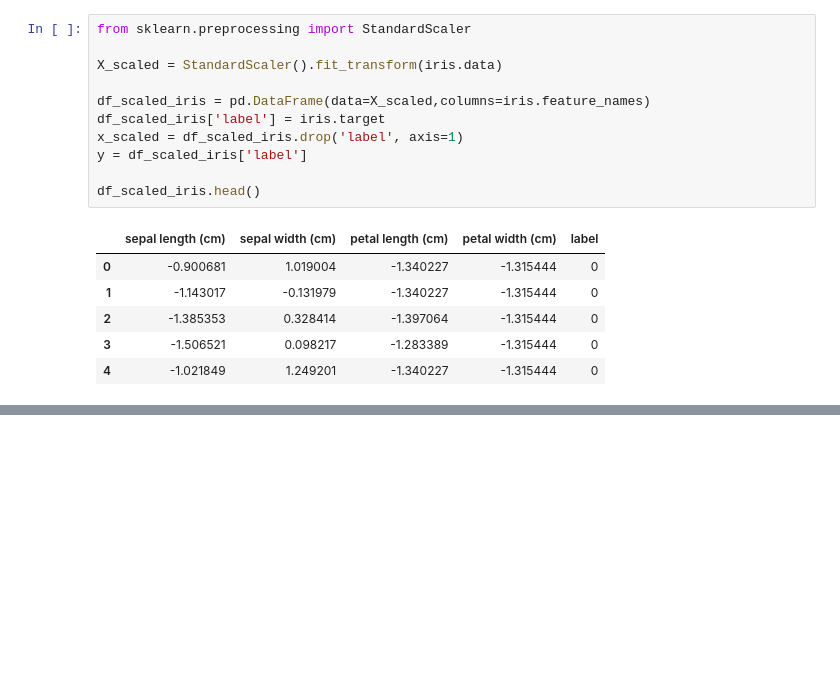
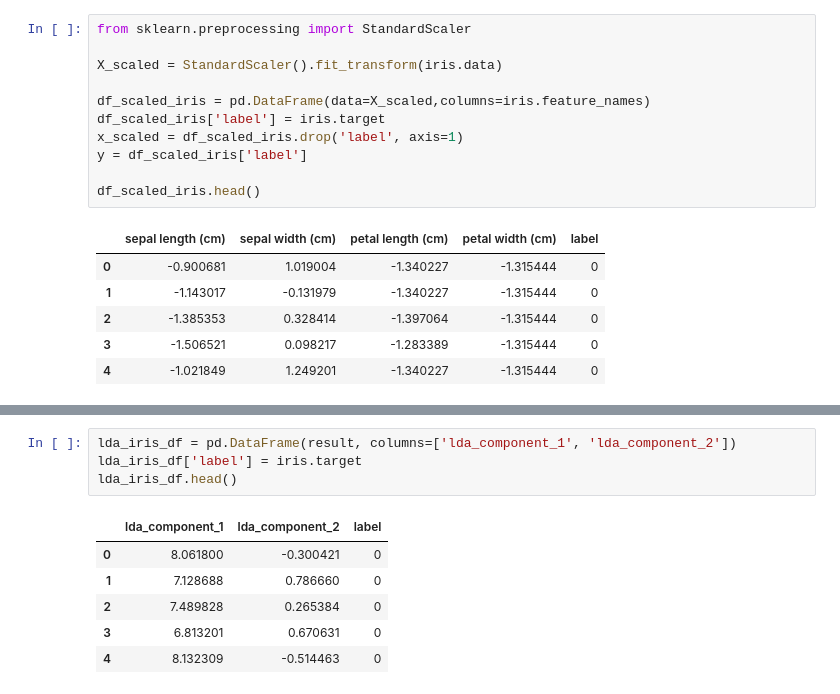
Before and after one commit to maaanzi/ubion, a Jupyter notebook: machine_learning/LDA.ipynb, the cells around one changed output, grey strips where cells are left out. Saved outputs shown, nothing was run; the diff lists cells and outputs as text; blank space fills up the shorter version.

```diff
--- a/machine_learning/LDA.ipynb
+++ b/machine_learning/LDA.ipynb
@@ -66,0 +87,11 @@ lda.fit()
+# %%
+lda_iris_df = pd.DataFrame(result, columns=['lda_component_1', 'lda_component_2'])
+lda_iris_df['label'] = iris.target
+lda_iris_df.head()
+# %% [output]
+|  | lda_component_1 | lda_component_2 | label |
+| 0 | 8.061800 | -0.300421 | 0 |
+| 1 | 7.128688 | 0.786660 | 0 |
+| 2 | 7.489828 | 0.265384 | 0 |
+| 3 | 6.813201 | 0.670631 | 0 |
+| 4 | 8.132309 | -0.514463 | 0 |
```
Also changed, not shown: parts of 2 cells of this notebook.
